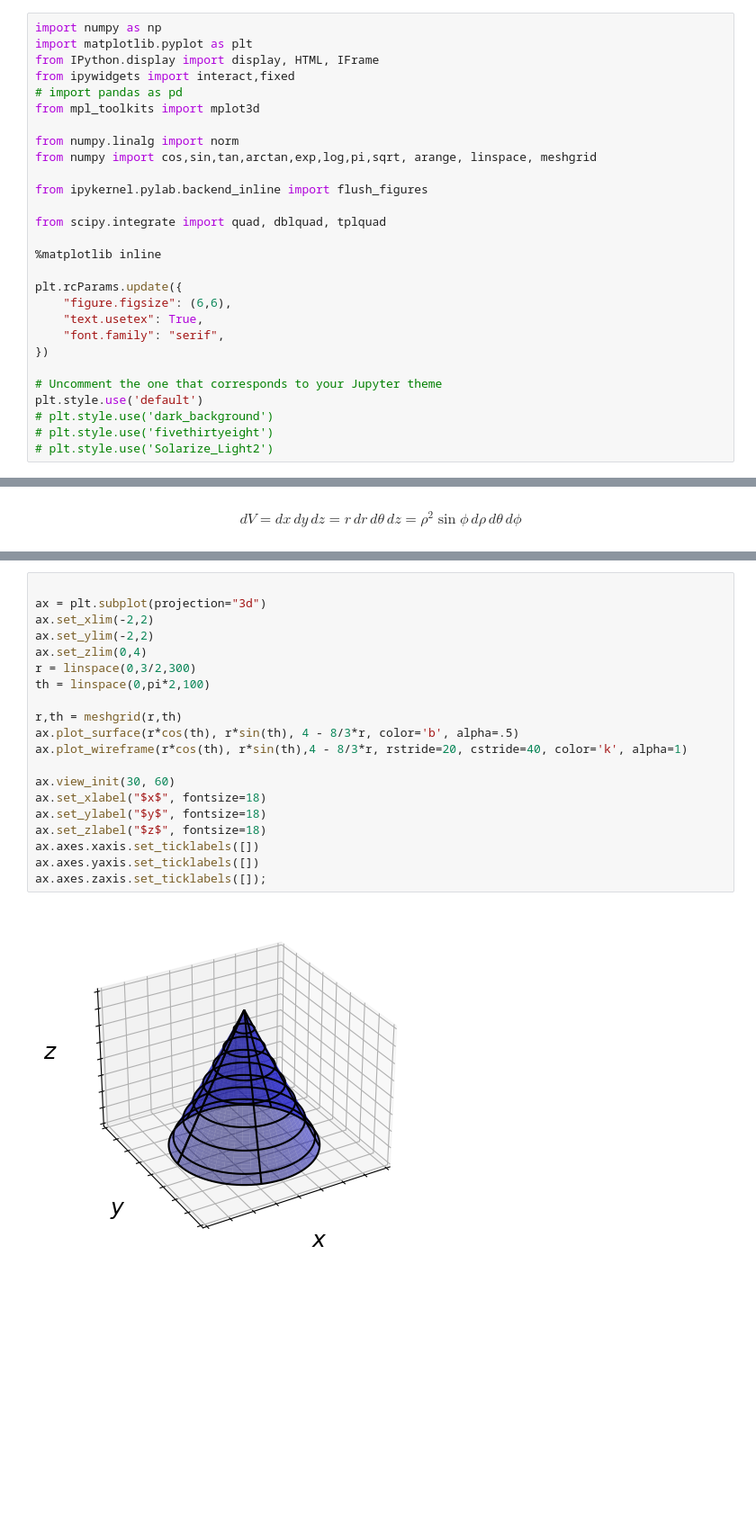
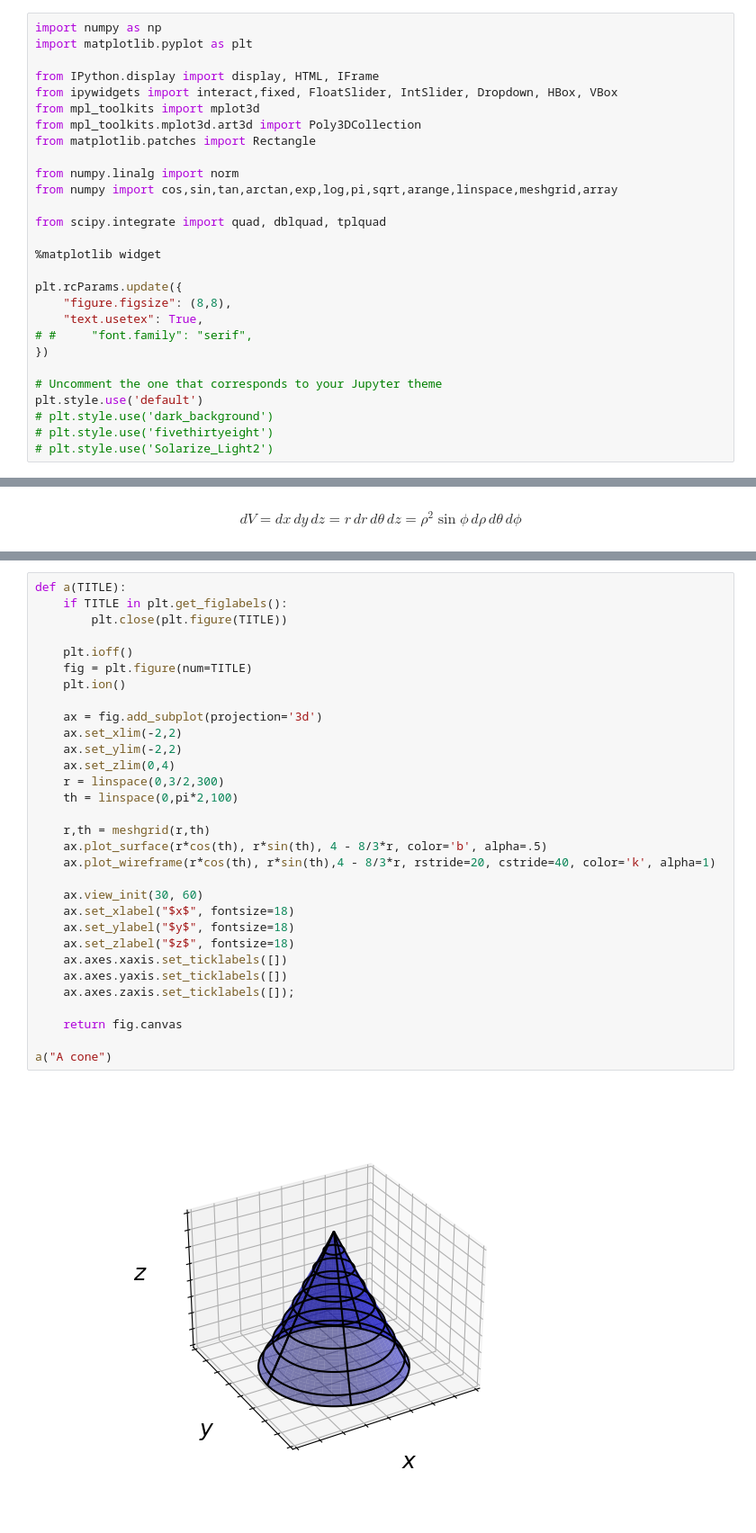
Before and after one commit to drewyoungren/mvc, a Jupyter notebook: lec/mvc-L15.ipynb, the cells around one changed output, grey strips where cells are left out. Shown at 90% size. Saved outputs shown, nothing was run; the diff lists cells and outputs as text; blank space fills up the shorter version.

Commit message:
Widgetize

```diff
--- a/lec/mvc-L15.ipynb
+++ b/lec/mvc-L15.ipynb
@@ -1,24 +1,24 @@
 # %%
 import numpy as np
 import matplotlib.pyplot as plt
+
 from IPython.display import display, HTML, IFrame
-from ipywidgets import interact,fixed
-# import pandas as pd
+from ipywidgets import interact,fixed, FloatSlider, IntSlider, Dropdown, HBox, VBox
 from mpl_toolkits import mplot3d
+from mpl_toolkits.mplot3d.art3d import Poly3DCollection
+from matplotlib.patches import Rectangle
 
 from numpy.linalg import norm
-from numpy import cos,sin,tan,arctan,exp,log,pi,sqrt, arange, linspace, meshgrid
-
-from ipykernel.pylab.backend_inline import flush_figures
+from numpy import cos,sin,tan,arctan,exp,log,pi,sqrt,arange,linspace,meshgrid,array
 
 from scipy.integrate import quad, dblquad, tplquad
 
-%matplotlib inline
+%matplotlib widget
 
 plt.rcParams.update({
-    "figure.figsize": (6,6),
+    "figure.figsize": (8,8),
     "text.usetex": True,
-    "font.family": "serif",
+# #     "font.family": "serif",
 })
 
 # Uncomment the one that corresponds to your Jupyter theme
@@ -426,26 +600,37 @@ Find the mass of a right cone with height $h$ and radius (at base) $R$ and unifo
 
 Find the moment of inertia relative to its central axis.
 # %%
+def a(TITLE):
+    if TITLE in plt.get_figlabels():
+        plt.close(plt.figure(TITLE))
 
-ax = plt.subplot(projection="3d")
-ax.set_xlim(-2,2)
-ax.set_ylim(-2,2)
-ax.set_zlim(0,4)
-r = linspace(0,3/2,300)
-th = linspace(0,pi*2,100)
+    plt.ioff()
+    fig = plt.figure(num=TITLE)
+    plt.ion()
 
-r,th = meshgrid(r,th)
-ax.plot_surface(r*cos(th), r*sin(th), 4 - 8/3*r, color='b', alpha=.5)
-ax.plot_wireframe(r*cos(th), r*sin(th),4 - 8/3*r, rstride=20, cstride=40, color='k', alpha=1)
+    ax = fig.add_subplot(projection='3d')
+    ax.set_xlim(-2,2)
+    ax.set_ylim(-2,2)
+    ax.set_zlim(0,4)
+    r = linspace(0,3/2,300)
+    th = linspace(0,pi*2,100)
 
-ax.view_init(30, 60)
-ax.set_xlabel("$x$", fontsize=18)
-ax.set_ylabel("$y$", fontsize=18)
-ax.set_zlabel("$z$", fontsize=18)
-ax.axes.xaxis.set_ticklabels([])
-ax.axes.yaxis.set_ticklabels([])
-ax.axes.zaxis.set_ticklabels([]);
+    r,th = meshgrid(r,th)
+    ax.plot_surface(r*cos(th), r*sin(th), 4 - 8/3*r, color='b', alpha=.5)
+    ax.plot_wireframe(r*cos(th), r*sin(th),4 - 8/3*r, rstride=20, cstride=40, color='k', alpha=1)
+
+    ax.view_init(30, 60)
+    ax.set_xlabel("$x$", fontsize=18)
+    ax.set_ylabel("$y$", fontsize=18)
+    ax.set_zlabel("$z$", fontsize=18)
+    ax.axes.xaxis.set_ticklabels([])
+    ax.axes.yaxis.set_ticklabels([])
+    ax.axes.zaxis.set_ticklabels([]);
+
+    return fig.canvas
+
+a("A cone")
 # %% [output]
-[figure, old version]
+[figure, new version]
 # %% [markdown]
 <p style="padding-bottom:40%;"> </p>
```
Also changed, not shown: parts of 23 cells of this notebook.
